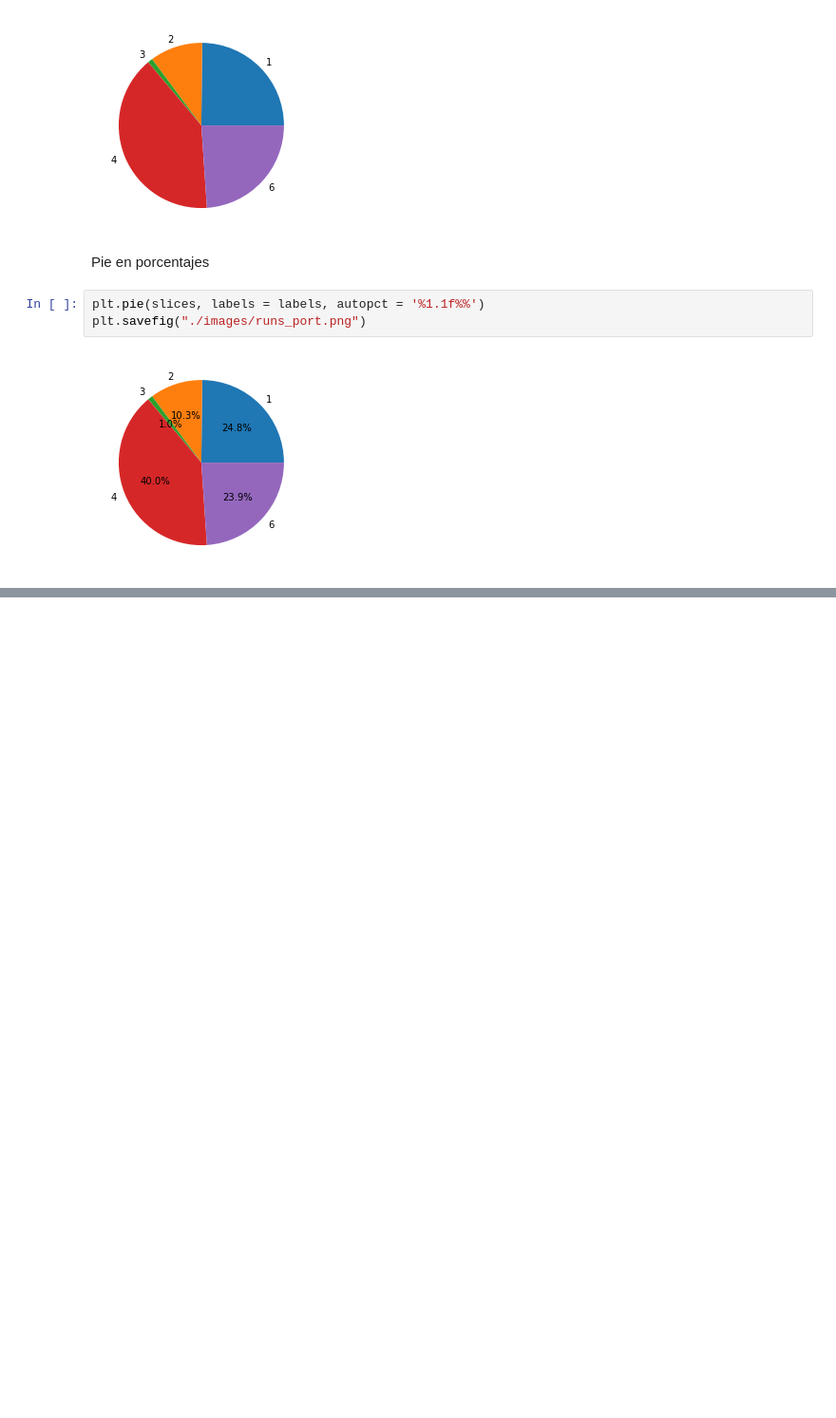
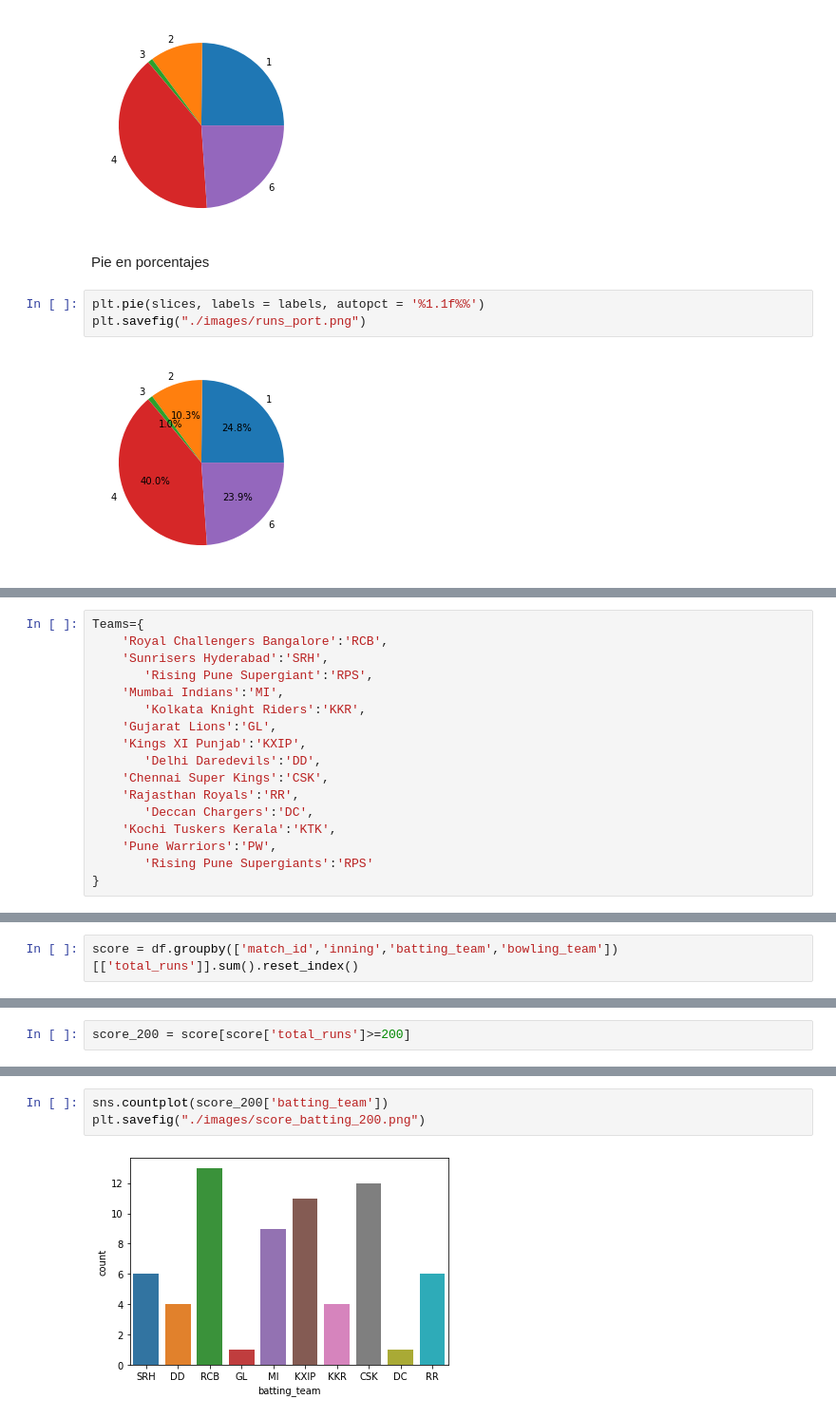
Before and after one commit to Data-Analysis-Projects-Udemy/Project-5-IPL-Data-Analysis-, a Jupyter notebook: deliveries.ipynb, the cells around one changed output, grey strips where cells are left out. Shown at 95% size. Drawn from its saved outputs; the diff is of its cells as text; blank space fills up the shorter version.

Commit message:
Add score

```diff
--- a/deliveries.ipynb
+++ b/deliveries.ipynb
@@ -94,0 +118,17 @@ plt.savefig("./images/runs_port.png")
+# %%
+Teams={
+    'Royal Challengers Bangalore':'RCB',
+    'Sunrisers Hyderabad':'SRH',
+       'Rising Pune Supergiant':'RPS',
+    'Mumbai Indians':'MI',
+       'Kolkata Knight Riders':'KKR',
+    'Gujarat Lions':'GL',
+    'Kings XI Punjab':'KXIP',
+       'Delhi Daredevils':'DD',
+    'Chennai Super Kings':'CSK',
+    'Rajasthan Royals':'RR',
+       'Deccan Chargers':'DC',
+    'Kochi Tuskers Kerala':'KTK',
+    'Pune Warriors':'PW',
+       'Rising Pune Supergiants':'RPS'
+}
@@ -94,0 +240,2 @@ plt.savefig("./images/runs_port.png")
+# %%
+score = df.groupby(['match_id','inning','batting_team','bowling_team'])[['total_runs']].sum().reset_index()
@@ -94,0 +260,2 @@ plt.savefig("./images/runs_port.png")
+# %%
+score_200 = score[score['total_runs']>=200]
@@ -94,0 +278,5 @@ plt.savefig("./images/runs_port.png")
+# %%
+sns.countplot(score_200['batting_team'])
+plt.savefig("./images/score_batting_200.png")
+# %% [output]
+[figure, added]
```
Also changed, not shown: parts of 22 cells of this notebook, 8 other files.
